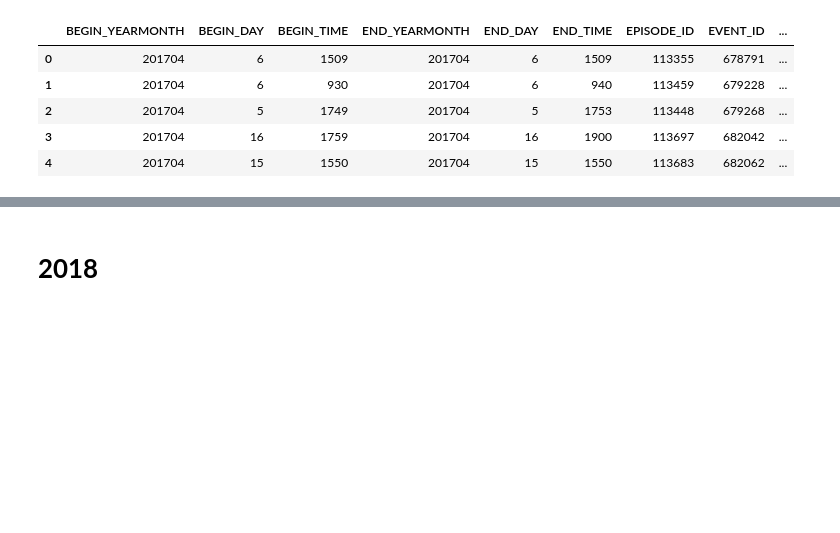
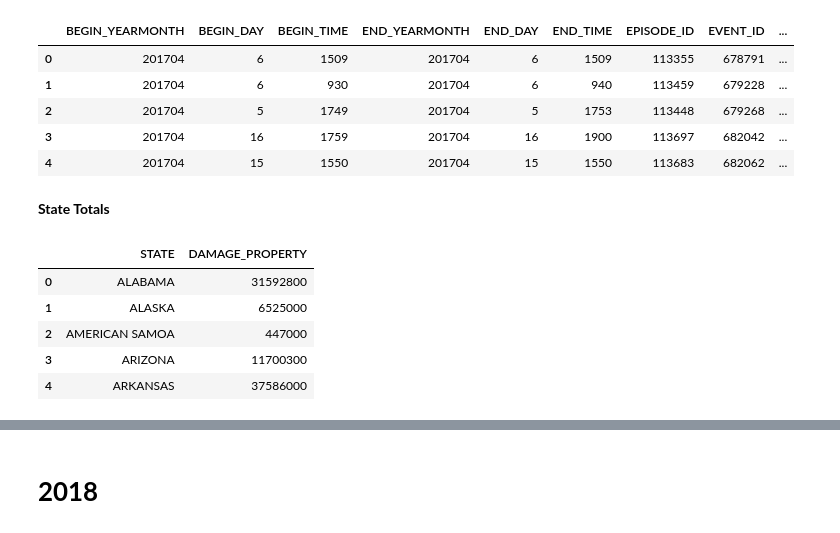
Before and after one commit to lmstephens/Build-Week1, a Jupyter notebook: 2013_2019weather.ipynb, the cells around one changed output, grey strips where cells are left out. Cells and saved outputs as stored; diff of their text form; code cells hidden in the pictures; blank space fills up the shorter version.

```diff
--- a/2013_2019weather.ipynb
+++ b/2013_2019weather.ipynb
@@ -683,3 +683,5 @@ dfweather_data_2017 = dfweather_data_2017.dropna()
 DAMAGE_PROPERTY_2017 = dfweather_data_2017['DAMAGE_PROPERTY'].replace({'K': '*1e3', 'M': '*1e6', 'B': '1e9'}, regex=True).map(pd.eval).astype(int)
 # %%
 dfweather_data_2017['DAMAGE_PROPERTY'] = DAMAGE_PROPERTY_2017
+# %% [markdown]
+**State Totals**
@@ -685,0 +691,11 @@ dfweather_data_2017['DAMAGE_PROPERTY'] = DAMAGE_PROPERTY_2017
+# %%
+#creates a new dataframe
+df2017 = pd.DataFrame(newdf2017)
+df2017.head()
+# %% [output]
+|  | STATE | DAMAGE_PROPERTY |
+| 0 | ALABAMA | 31592800 |
+| 1 | ALASKA | 6525000 |
+| 2 | AMERICAN SAMOA | 447000 |
+| 3 | ARIZONA | 11700300 |
+| 4 | ARKANSAS | 37586000 |
```
Also changed, not shown: parts of 8 cells of this notebook.
